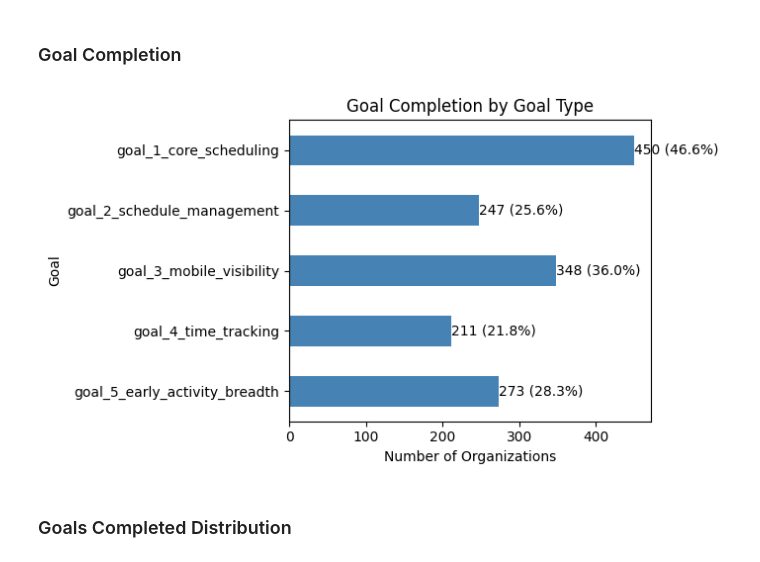
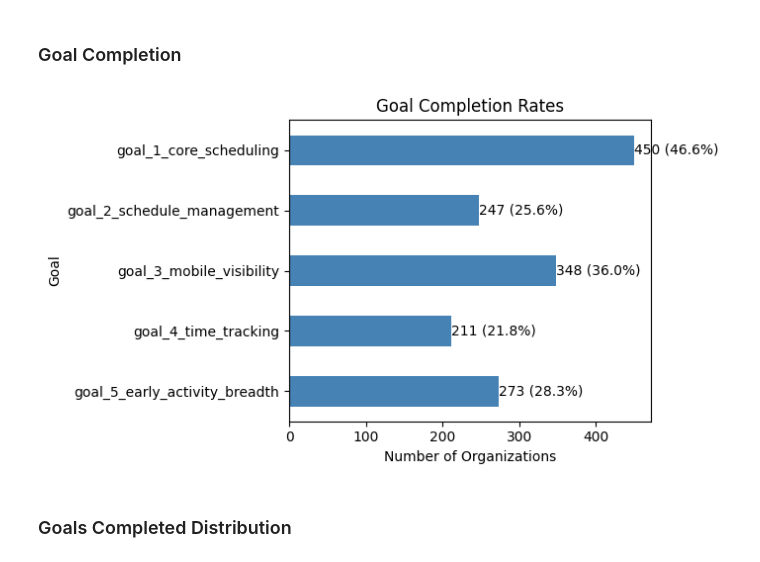
Before and after one commit to jacobdbt2100/trial_activation_analysis, a Jupyter notebook: notebooks/03_descriptive_analysis_and_product_metrics.ipynb, the cells around one changed output. Saved outputs shown, nothing was run; the diff lists cells and outputs as text; code cells hidden in the pictures.

```diff
--- a/notebooks/03_descriptive_analysis_and_product_metrics.ipynb
+++ b/notebooks/03_descriptive_analysis_and_product_metrics.ipynb
@@ -249,35 +249,35 @@ goal_counts = (
 
 total_orgs = len(df_fct_trial_activation)
 percentages = (goal_counts / total_orgs * 100).round(1)
 
 plt.figure(figsize=(7, 4))
 
 ax = goal_counts.plot(
     kind='barh',
     color='steelblue'
 )
 
 ax.invert_yaxis()
 
 for i, value in enumerate(goal_counts):
     pct = percentages.iloc[i]
 
     ax.text(
         value,
         i,
         f'{value} ({pct}%)',
         va='center',
         ha='left'
     )
 
-plt.title('Goal Completion by Goal Type')
+plt.title('Goal Completion Rates')
 plt.xlabel('Number of Organizations')
 plt.ylabel('Goal')
 
 plt.tight_layout()
 plt.show()
 # %% [output]
-[figure, old version]
+[figure, new version]
 # %% [markdown]
 ### Goals Completed Distribution
 # %%
```
Also changed, not shown: parts of 1 cell of this notebook, 2 other files.
